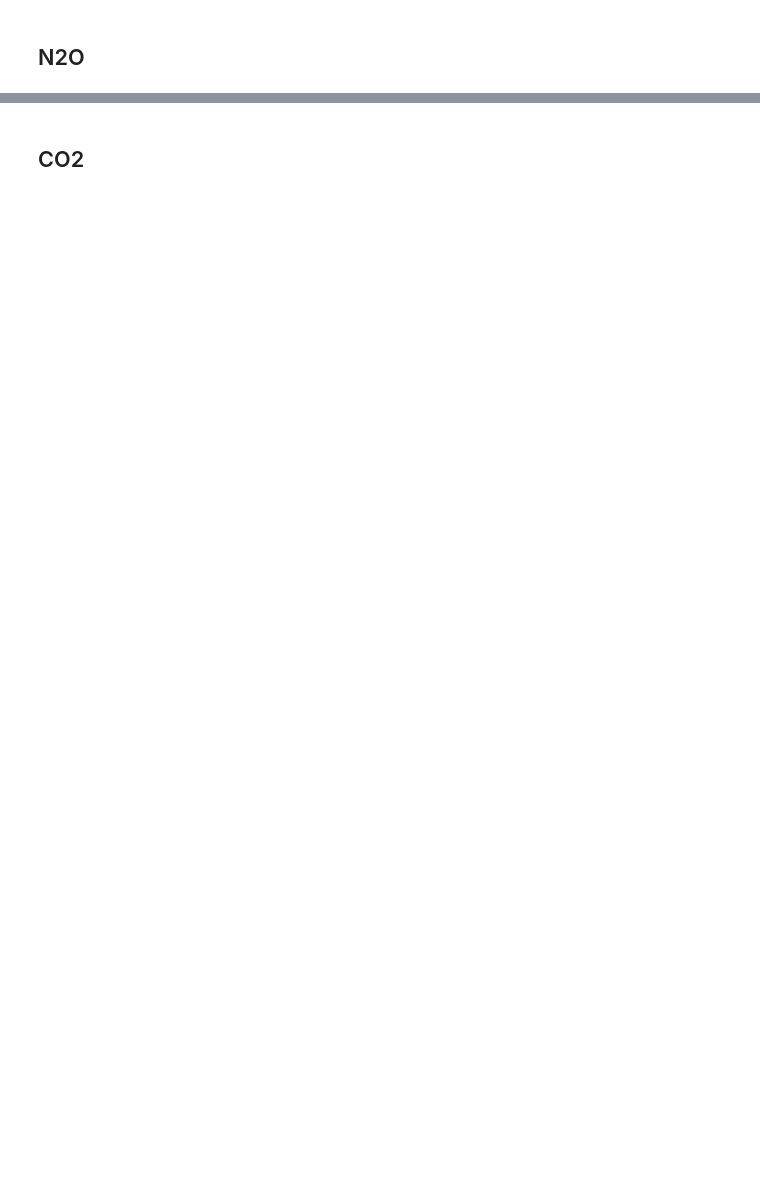
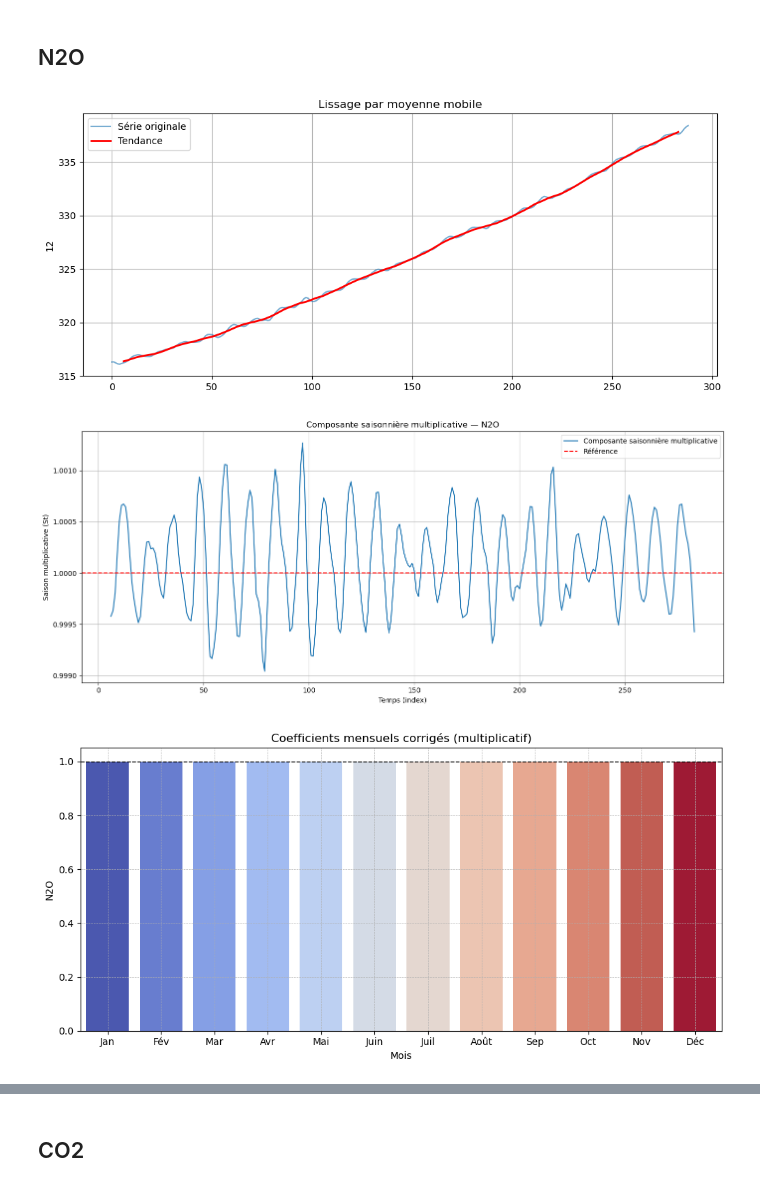
Before and after one commit to AxelGiovannai/Stat_Project, a Jupyter notebook: notebook1.ipynb, the cells around one changed output, grey strips where cells are left out. Drawn from its saved outputs; the diff is of its cells as text; code cells hidden in the pictures; blank space fills up the shorter version.

```diff
--- a/notebook1.ipynb
+++ b/notebook1.ipynb
@@ -613,2 +633,23 @@ Name: saison_multiplicative, dtype: float64
 # %% [markdown]
 ## N2O
+# %%
+lisser_n2o = lisser_serie_multiplicatif(df_n2o,12)
+afficher_lisser_serie_multiplicatif(lisser_n2o,12)
+
+multiplicative_n2o = composante_saisonniere_multiplicative(lisser_n2o)
+afficher_saison_multiplicative(multiplicative_n2o,"N2O")
+
+coefficient_mensuel_multiplicatif_n2o = calculer_coefficient_mensuel_multiplicatif(multiplicative_n2o)
+affichage_coefficients_mensuels_corige_6(coefficient_mensuel_multiplicatif_n2o,"N2O")
+
+corrige_n2o = corriger_variation_saisonniere(df_n2o,coefficient_mensuel_multiplicatif_n2o)
+afficher_serie_corrigee(corrige_n2o)
+
+tendance_n2o, a, b = ajouter_tendance(corrige_n2o)
+
+prevision_multiplicative_n2o = prevision_multiplicatif(df_sf6,a,b,tendance_n2o,24)
+affichage_prevision_multiplicatif(prevision_multiplicative_n2o)
+# %% [output]
+[figure, added]
+[figure, added]
+[figure, added]
```
Also changed, not shown: parts of 4 cells of this notebook.
